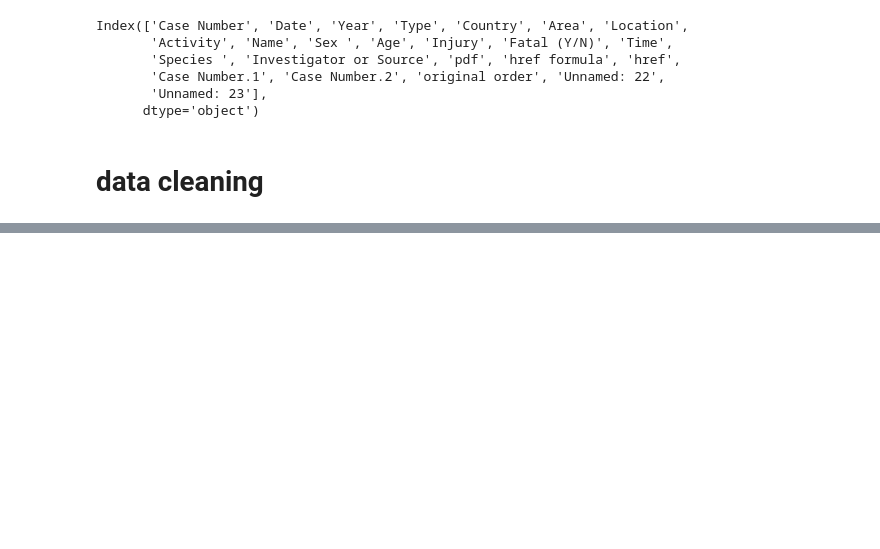
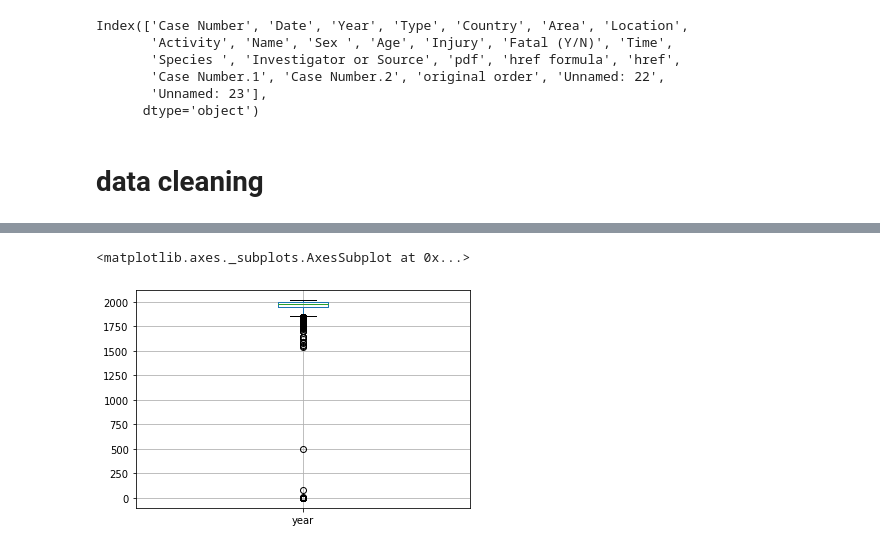
Before and after one commit to ta-datapt-bcn/project-pandas, a Jupyter notebook: Untitled.ipynb, the cells around one changed output, grey strips where cells are left out. Saved outputs shown, nothing was run; the diff lists cells and outputs as text; code cells hidden in the pictures; blank space fills up the shorter version.

```diff
--- a/Untitled.ipynb
+++ b/Untitled.ipynb
@@ -52,0 +133,2 @@ Index(['Case Number', 'Date', 'Year', 'Type', 'Country', 'Area', 'Location',
+# %%
+df.columns = cols
@@ -52,0 +144,2 @@ Index(['Case Number', 'Date', 'Year', 'Type', 'Country', 'Area', 'Location',
+# %%
+data = df[['case number', 'date', 'year', 'type', 'country', 'activity', 'sex ', 'age', 'fatal (y/n)']]
@@ -52,0 +159,2 @@ Index(['Case Number', 'Date', 'Year', 'Type', 'Country', 'Area', 'Location',
+# %%
+data['season'] = data['date'].astype(str)
@@ -52,0 +167,15 @@ Index(['Case Number', 'Date', 'Year', 'Type', 'Country', 'Area', 'Location',
+# %%
+# let's add a new column called seasons
+
+data.loc[data['season'].str.contains("Jan") == True,'season']= 'Winter'
+data.loc[data['season'].str.contains("Feb") == True,'season']= 'Winter'
+data.loc[data['season'].str.contains("Mar") == True,'season']= 'Winter'
+data.loc[data['season'].str.contains("Apr") == True,'season']= 'Spring'
+data.loc[data['season'].str.contains("May") == True,'season']= 'Spring'
+data.loc[data['season'].str.contains("Jun") == True,'season']= 'Spring'
+data.loc[data['season'].str.contains("Jul") == True,'season']= 'Summer'
+data.loc[data['season'].str.contains("Aug") == True,'season']= 'Summer'
+data.loc[data['season'].str.contains("Sep") == True,'season']= 'Summer'
+data.loc[data['season'].str.contains("Oct") == True,'season']= 'Autumn'
+data.loc[data['season'].str.contains("Nov") == True,'season']= 'Autumn'
+data.loc[data['season'].str.contains("Dec") == True,'season']= 'Autumn'
@@ -52,0 +253,6 @@ Index(['Case Number', 'Date', 'Year', 'Type', 'Country', 'Area', 'Location',
+# %%
+boxplot = data.boxplot(column=['year'])
+boxplot
+# %% [output]
+<matplotlib.axes._subplots.AxesSubplot at 0x...>
+[figure, added]
```
Also changed, not shown: parts of 32 cells of this notebook.
